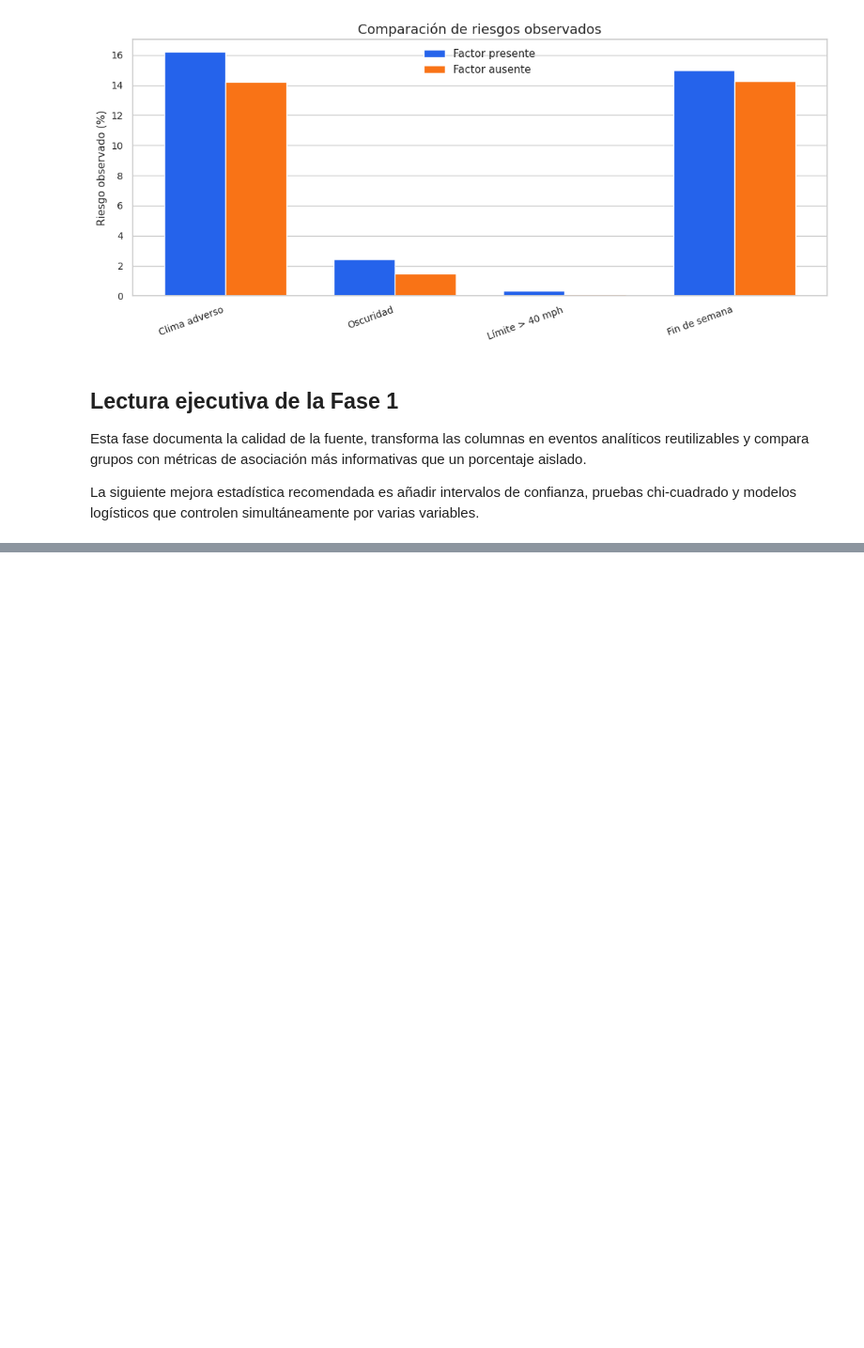
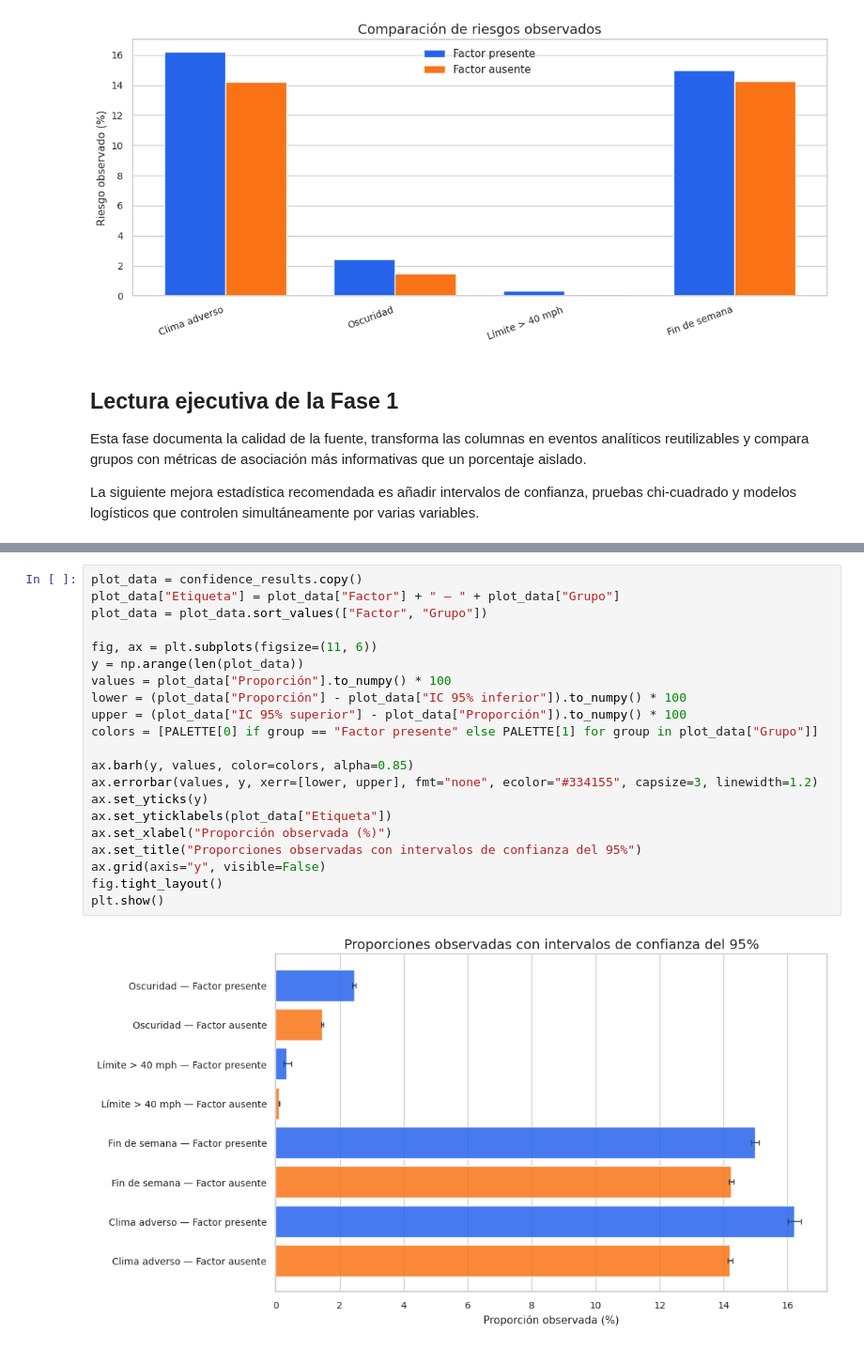
Before and after one commit to JaviiDrako/chicago-traffic-crashes-analytics-dashboard, a Jupyter notebook: chicago_traffic_crashes_analysis.ipynb, the cells around one changed output, grey strips where cells are left out. Shown at 94% size. Drawn from its saved outputs; the diff is of its cells as text; blank space fills up the shorter version.

```diff
--- a/chicago_traffic_crashes_analysis.ipynb
+++ b/chicago_traffic_crashes_analysis.ipynb
@@ -1886,0 +2006,23 @@ La siguiente mejora estadística recomendada es añadir intervalos de confianza,
+# %%
+plot_data = confidence_results.copy()
+plot_data["Etiqueta"] = plot_data["Factor"] + " — " + plot_data["Grupo"]
+plot_data = plot_data.sort_values(["Factor", "Grupo"])
+
+fig, ax = plt.subplots(figsize=(11, 6))
+y = np.arange(len(plot_data))
+values = plot_data["Proporción"].to_numpy() * 100
+lower = (plot_data["Proporción"] - plot_data["IC 95% inferior"]).to_numpy() * 100
+upper = (plot_data["IC 95% superior"] - plot_data["Proporción"]).to_numpy() * 100
+colors = [PALETTE[0] if group == "Factor presente" else PALETTE[1] for group in plot_data["Grupo"]]
+
+ax.barh(y, values, color=colors, alpha=0.85)
+ax.errorbar(values, y, xerr=[lower, upper], fmt="none", ecolor="#334155", capsize=3, linewidth=1.2)
+ax.set_yticks(y)
+ax.set_yticklabels(plot_data["Etiqueta"])
+ax.set_xlabel("Proporción observada (%)")
+ax.set_title("Proporciones observadas con intervalos de confianza del 95%")
+ax.grid(axis="y", visible=False)
+fig.tight_layout()
+plt.show()
+# %% [output]
+[figure, added]
```
Also changed, not shown: parts of 12 cells of this notebook.
